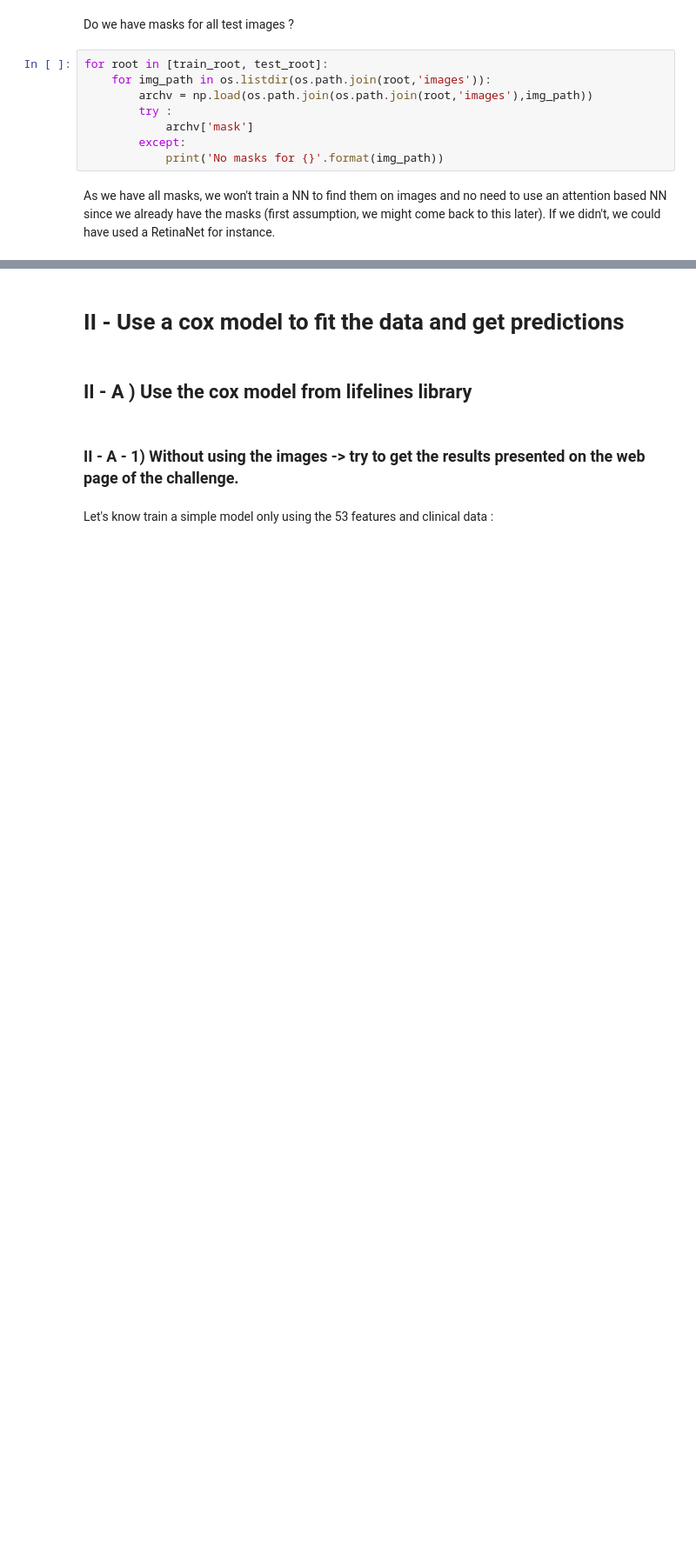
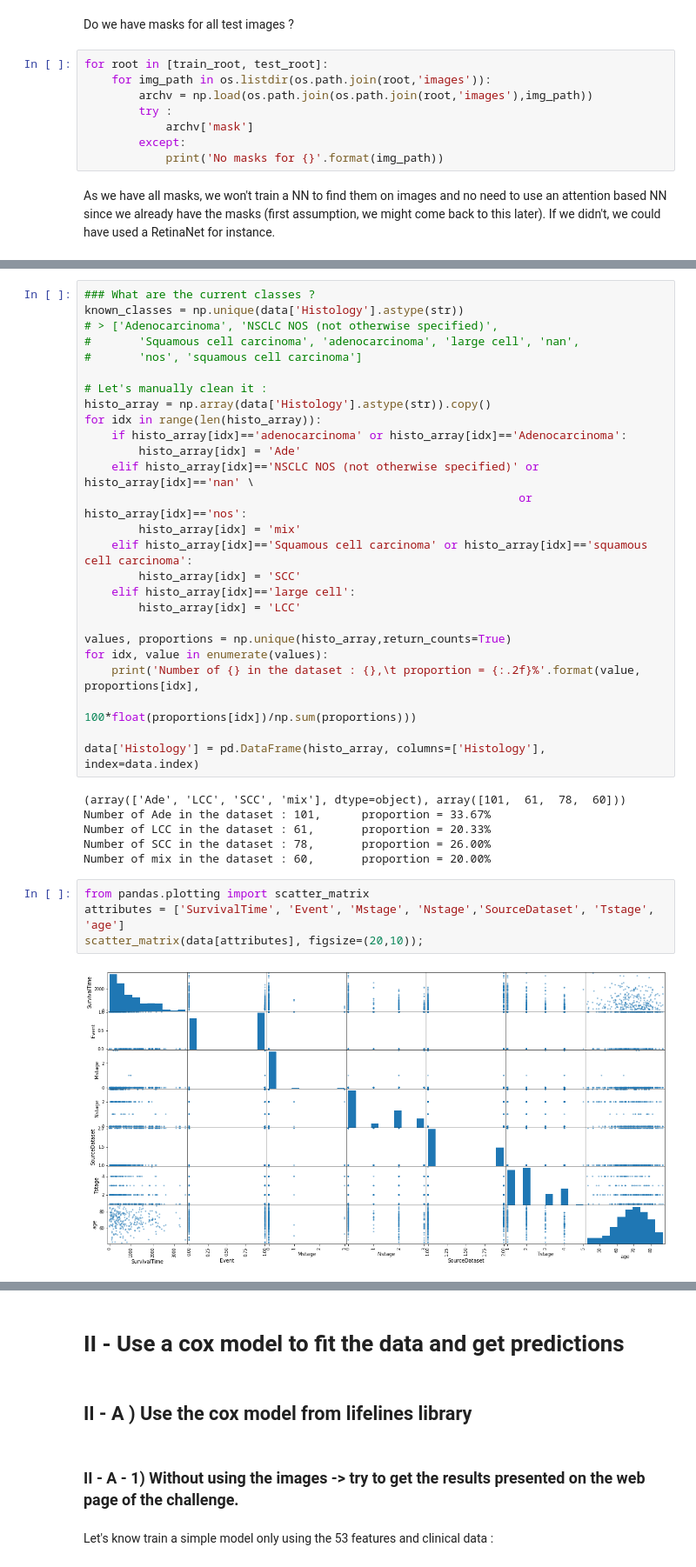
Before and after one commit to EmmanuelJhno/Owkin_challenge, a Jupyter notebook: Supervised_survival_prediction.ipynb, the cells around one changed output, grey strips where cells are left out. Shown: that part at 87% size. Cells and saved outputs as stored; diff of their text form; blank space fills up the shorter version.

```diff
--- a/Supervised_survival_prediction.ipynb
+++ b/Supervised_survival_prediction.ipynb
@@ -127,0 +145,38 @@ As we have all masks, we won't train a NN to find them on images and no need to
+# %%
+### What are the current classes ?
+known_classes = np.unique(data['Histology'].astype(str))
+# > ['Adenocarcinoma', 'NSCLC NOS (not otherwise specified)',
+#       'Squamous cell carcinoma', 'adenocarcinoma', 'large cell', 'nan',
+#       'nos', 'squamous cell carcinoma']
+
+# Let's manually clean it :
+histo_array = np.array(data['Histology'].astype(str)).copy()
+for idx in range(len(histo_array)):
+    if histo_array[idx]=='adenocarcinoma' or histo_array[idx]=='Adenocarcinoma':
+        histo_array[idx] = 'Ade'
+    elif histo_array[idx]=='NSCLC NOS (not otherwise specified)' or histo_array[idx]=='nan' \
+                                                                or histo_array[idx]=='nos':
+        histo_array[idx] = 'mix'
+    elif histo_array[idx]=='Squamous cell carcinoma' or histo_array[idx]=='squamous cell carcinoma':
+        histo_array[idx] = 'SCC'
+    elif histo_array[idx]=='large cell':
+        histo_array[idx] = 'LCC'
+
+values, proportions = np.unique(histo_array,return_counts=True)
+for idx, value in enumerate(values):
+    print('Number of {} in the dataset : {},\t proportion = {:.2f}%'.format(value, proportions[idx],
+                                                             100*float(proportions[idx])/np.sum(proportions)))
+
+data['Histology'] = pd.DataFrame(histo_array, columns=['Histology'], index=data.index)
+# %% [output]
+(array(['Ade', 'LCC', 'SCC', 'mix'], dtype=object), array([101,  61,  78,  60]))
+Number of Ade in the dataset : 101,      proportion = 33.67%
+Number of LCC in the dataset : 61,       proportion = 20.33%
+Number of SCC in the dataset : 78,       proportion = 26.00%
+Number of mix in the dataset : 60,       proportion = 20.00%
+# %%
+from pandas.plotting import scatter_matrix
+attributes = ['SurvivalTime', 'Event', 'Mstage', 'Nstage','SourceDataset', 'Tstage', 'age']
+scatter_matrix(data[attributes], figsize=(20,10));
+# %% [output]
+[figure, added]
```
Also changed, not shown: parts of 29 cells of this notebook, 2 other files.
